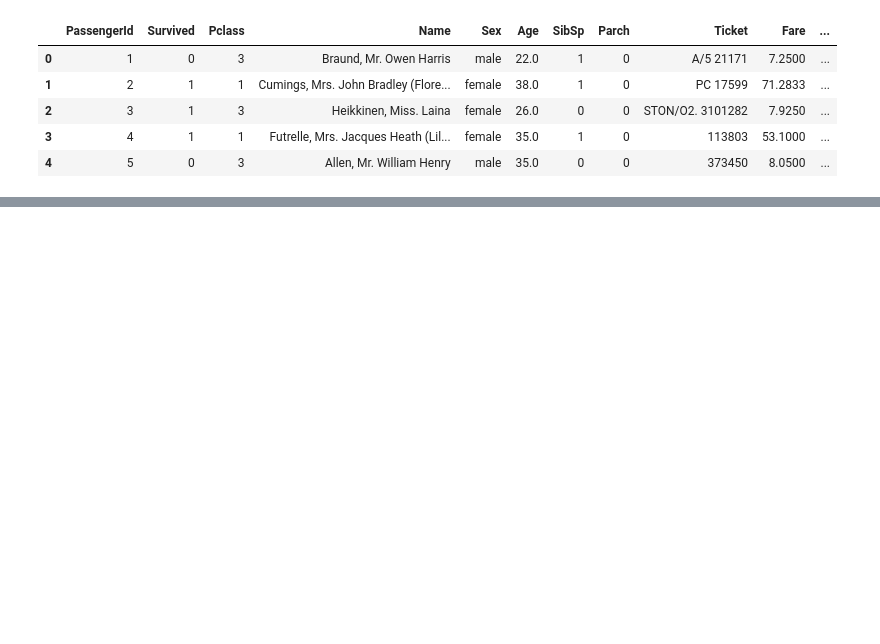
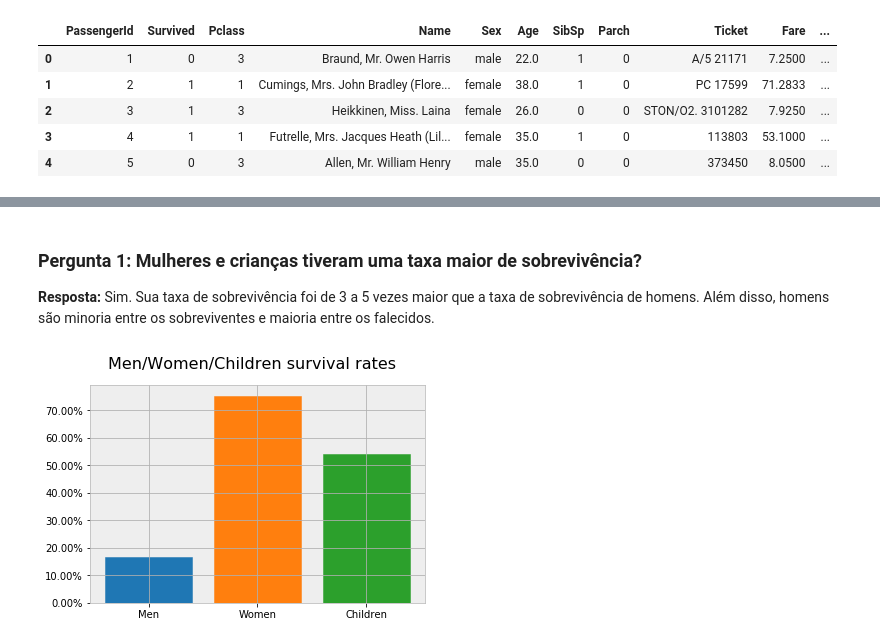
Before and after one commit to georgebrindeiro/udacity_nd110_investigate-a-dataset, a Jupyter notebook: investigate-a-dataset.ipynb, the cells around one changed output, grey strips where cells are left out. Saved outputs shown, nothing was run; the diff lists cells and outputs as text; code cells hidden in the pictures; blank space fills up the shorter version.

```diff
--- a/investigate-a-dataset.ipynb
+++ b/investigate-a-dataset.ipynb
@@ -32,0 +158,18 @@ df.head()
+# %%
+import numpy as np
+
+df['Deck'] = df.Cabin.str[0]
+#df['Imputted_Age'] = df.Age.isnull()
+
+values = {'Cabin': 'Unknown', 'Embarked': 'Unknown', 'Deck': 'Unknown'}#'Age': df.Age.median()}
+df = df.fillna(value=values)
+
+df['Last Name'] = [names[0] for names in df['Name'].str.split(',').values]
+df['First Name'] = [names[1] for names in df['Name'].str.split(',').values]
+
+mwc_condlist = [df['Age'] < 18, df['Sex'] == 'male', df['Sex'] == 'female']
+mwc_choicelist = ['Child', 'Man', 'Woman']
+
+df['MWC'] = np.select(mwc_condlist, mwc_choicelist)
+
+df.head()
@@ -32,0 +190,59 @@ df.head()
+# %% [markdown]
+### Pergunta 1: Mulheres e crianças tiveram uma taxa maior de sobrevivência?
+
+**Resposta:** Sim. Sua taxa de sobrevivência foi de 3 a 5 vezes maior que a taxa de sobrevivência de homens. Além disso, homens são minoria entre os sobreviventes e maioria entre os falecidos.
+# %%
+df_q1_mwc = df.groupby('MWC')['Survived'].value_counts().sort_index();
+
+#print(df_q1_mwc,'\n')
+
+df_q1_m0 = df_q1_mwc['Man'][0]
+df_q1_m1 = df_q1_mwc['Man'][1]
+df_q1_w0 = df_q1_mwc['Woman'][0]
+df_q1_w1 = df_q1_mwc['Woman'][1]
+df_q1_c0 = df_q1_mwc['Child'][0]
+df_q1_c1 = df_q1_mwc['Child'][1]
+
+m_sr = df_q1_m1/(df_q1_m0 + df_q1_m1)
+w_sr = df_q1_w1/(df_q1_w0 + df_q1_w1)
+c_sr = df_q1_c1/(df_q1_c0 + df_q1_c1)
+
+#print('Men survival rate: ' + str(round(100*m_sr,2)) + '%')
+#print('Women survival rate: ' + str(round(100*w_sr,2)) + '%')
+#print('Children survival rate: ' + str(round(100*c_sr,2)) + '%')
+
+s_mr = df_q1_m1/(df_q1_m1 + df_q1_w1 + df_q1_c1)
+s_wr = df_q1_w1/(df_q1_m1 + df_q1_w1 + df_q1_c1)
+s_cr = df_q1_c1/(df_q1_m1 + df_q1_w1 + df_q1_c1)
+
+d_mr = df_q1_m0/(df_q1_m0 + df_q1_w0 + df_q1_c0)
+d_wr = df_q1_w0/(df_q1_m0 + df_q1_w0 + df_q1_c0)
+d_cr = df_q1_c0/(df_q1_m0 + df_q1_w0 + df_q1_c0)
+
+# Gráficos de barras com taxas de sobrevivência para homens, mulheres e crianças
+labels = 'Men', 'Women', 'Children'
+x = np.arange(3)
+survival = [m_sr, w_sr, c_sr]
+
+def percentage(x, pos):
+    'The two args are the value and tick position'
+    return '%1.2f%%' % (x * 100)
+
+from matplotlib.ticker import FuncFormatter
+formatter = FuncFormatter(percentage)
+
+fig, ax = plt.subplots();
+
+fig.suptitle('Men/Women/Children survival rates', fontsize=16)
+
+ax.yaxis.set_major_formatter(formatter);
+barlist = plt.bar(x, survival);
+
+barlist[0].set_color(m_color)
+barlist[1].set_color(w_color)
+barlist[2].set_color(c_color)
+
+plt.xticks(x, labels);
+plt.show();
+# %% [output]
+[figure, added]
```
Also changed, not shown: parts of 27 cells of this notebook, 1 other file.
